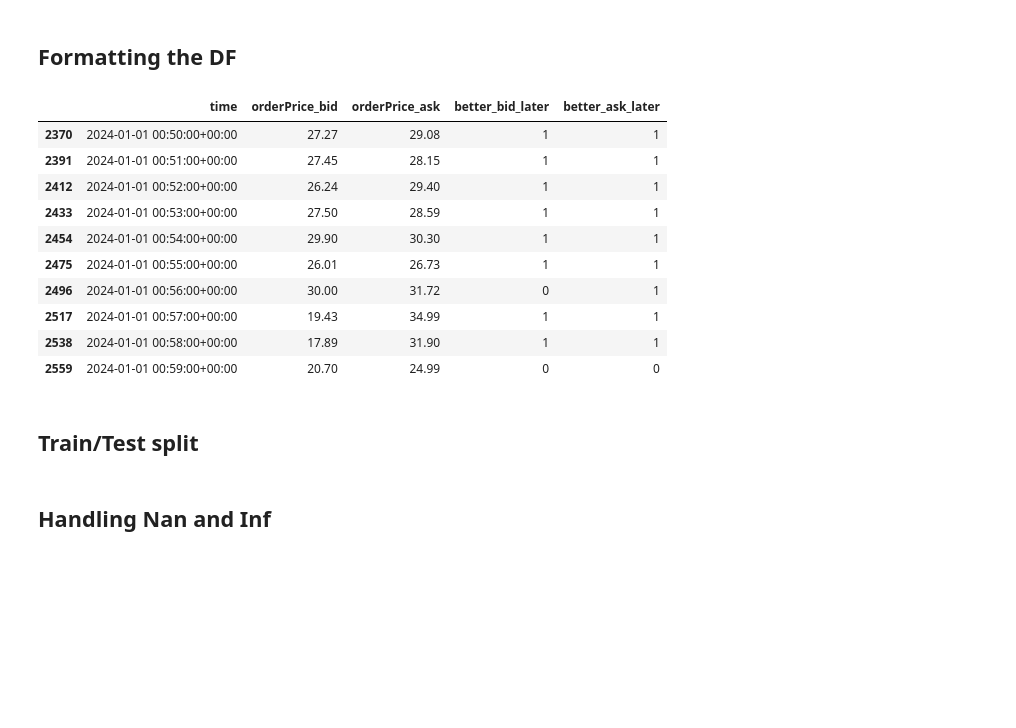
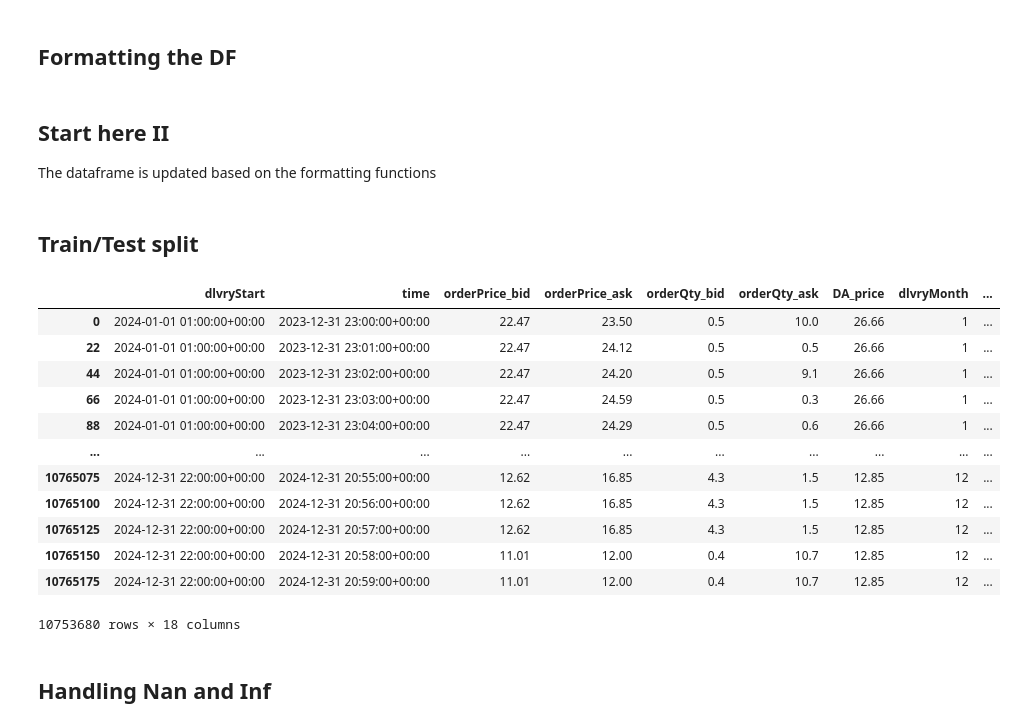
Before and after one commit to axelandreassen/Forecasting-ID-prices, a Jupyter notebook: DataPrep.ipynb, the cells around one changed output. Drawn from its saved outputs; the diff is of its cells as text; code cells hidden in the pictures; blank space fills up the shorter version.

```diff
--- a/DataPrep.ipynb
+++ b/DataPrep.ipynb
@@ -275,15 +277 @@ def findFutureBestOffers(df):
 df = findFutureBestOffers(df)
-# %%
-df_copy[df['dlvryStart'] == '2024-01-01 02:00:00'][['time', 'orderPrice_bid', 'orderPrice_ask', 'better_bid_later', 'better_ask_later']].tail(10)
-# %% [output]
-|  | time | orderPrice_bid | orderPrice_ask | better_bid_later | better_ask_later |
-| 2370 | 2024-01-01 00:50:00+00:00 | 27.27 | 29.08 | 1 | 1 |
-| 2391 | 2024-01-01 00:51:00+00:00 | 27.45 | 28.15 | 1 | 1 |
-| 2412 | 2024-01-01 00:52:00+00:00 | 26.24 | 29.40 | 1 | 1 |
-| 2433 | 2024-01-01 00:53:00+00:00 | 27.50 | 28.59 | 1 | 1 |
-| 2454 | 2024-01-01 00:54:00+00:00 | 29.90 | 30.30 | 1 | 1 |
-| 2475 | 2024-01-01 00:55:00+00:00 | 26.01 | 26.73 | 1 | 1 |
-| 2496 | 2024-01-01 00:56:00+00:00 | 30.00 | 31.72 | 0 | 1 |
-| 2517 | 2024-01-01 00:57:00+00:00 | 19.43 | 34.99 | 1 | 1 |
-| 2538 | 2024-01-01 00:58:00+00:00 | 17.89 | 31.90 | 1 | 1 |
-| 2559 | 2024-01-01 00:59:00+00:00 | 20.70 | 24.99 | 0 | 0 |
@@ -290,3 +280,24 @@ df_copy[df['dlvryStart'] == '2024-01-01 02:00:00'][['time', 'orderPrice_bid', 'o
+# %% [markdown]
+## Start here II
+The dataframe is updated based on the formatting functions
+# %%
+df = pd.read_parquet('Data/formatted_orderbook.parquet')
 # %% [markdown]
 ## Train/Test split
+# %%
+df
+# %% [output]
+|  | dlvryStart | time | orderPrice_bid | orderPrice_ask | orderQty_bid | orderQty_ask | DA_price | dlvryMonth | ... |
+| 0 | 2024-01-01 01:00:00+00:00 | 2023-12-31 23:00:00+00:00 | 22.47 | 23.50 | 0.5 | 10.0 | 26.66 | 1 | ... |
+| 22 | 2024-01-01 01:00:00+00:00 | 2023-12-31 23:01:00+00:00 | 22.47 | 24.12 | 0.5 | 0.5 | 26.66 | 1 | ... |
+| 44 | 2024-01-01 01:00:00+00:00 | 2023-12-31 23:02:00+00:00 | 22.47 | 24.20 | 0.5 | 9.1 | 26.66 | 1 | ... |
+| 66 | 2024-01-01 01:00:00+00:00 | 2023-12-31 23:03:00+00:00 | 22.47 | 24.59 | 0.5 | 0.3 | 26.66 | 1 | ... |
+| 88 | 2024-01-01 01:00:00+00:00 | 2023-12-31 23:04:00+00:00 | 22.47 | 24.29 | 0.5 | 0.6 | 26.66 | 1 | ... |
+| ... | ... | ... | ... | ... | ... | ... | ... | ... | ... |
+| 10765075 | 2024-12-31 22:00:00+00:00 | 2024-12-31 20:55:00+00:00 | 12.62 | 16.85 | 4.3 | 1.5 | 12.85 | 12 | ... |
+| 10765100 | 2024-12-31 22:00:00+00:00 | 2024-12-31 20:56:00+00:00 | 12.62 | 16.85 | 4.3 | 1.5 | 12.85 | 12 | ... |
+| 10765125 | 2024-12-31 22:00:00+00:00 | 2024-12-31 20:57:00+00:00 | 12.62 | 16.85 | 4.3 | 1.5 | 12.85 | 12 | ... |
+| 10765150 | 2024-12-31 22:00:00+00:00 | 2024-12-31 20:58:00+00:00 | 11.01 | 12.00 | 0.4 | 10.7 | 12.85 | 12 | ... |
+| 10765175 | 2024-12-31 22:00:00+00:00 | 2024-12-31 20:59:00+00:00 | 11.01 | 12.00 | 0.4 | 10.7 | 12.85 | 12 | ... |
+10753680 rows × 18 columns
 # %%
```
Also changed, not shown: parts of 16 cells of this notebook.
